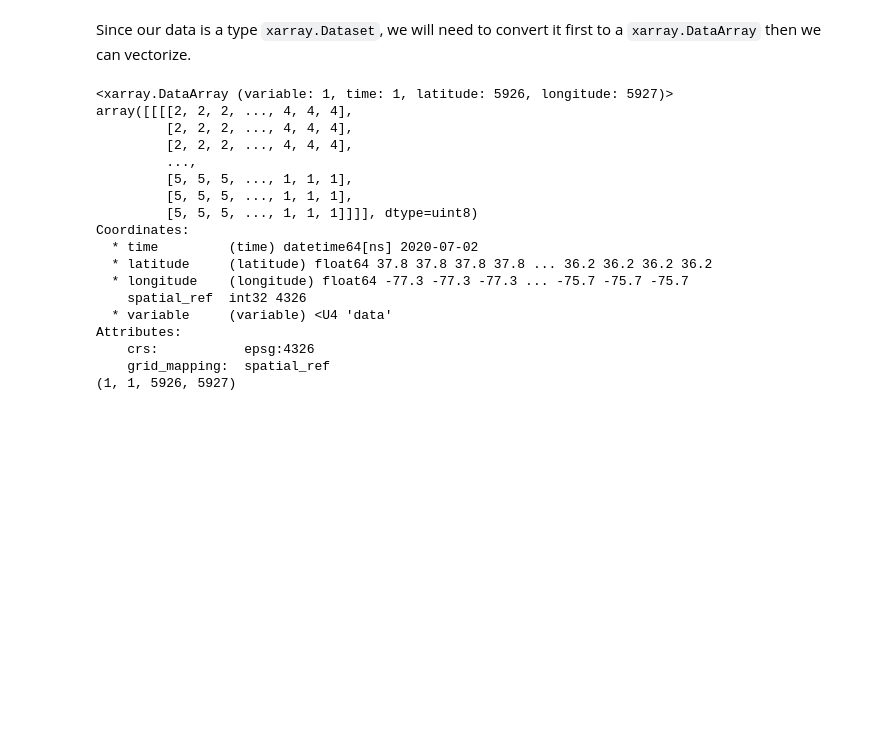
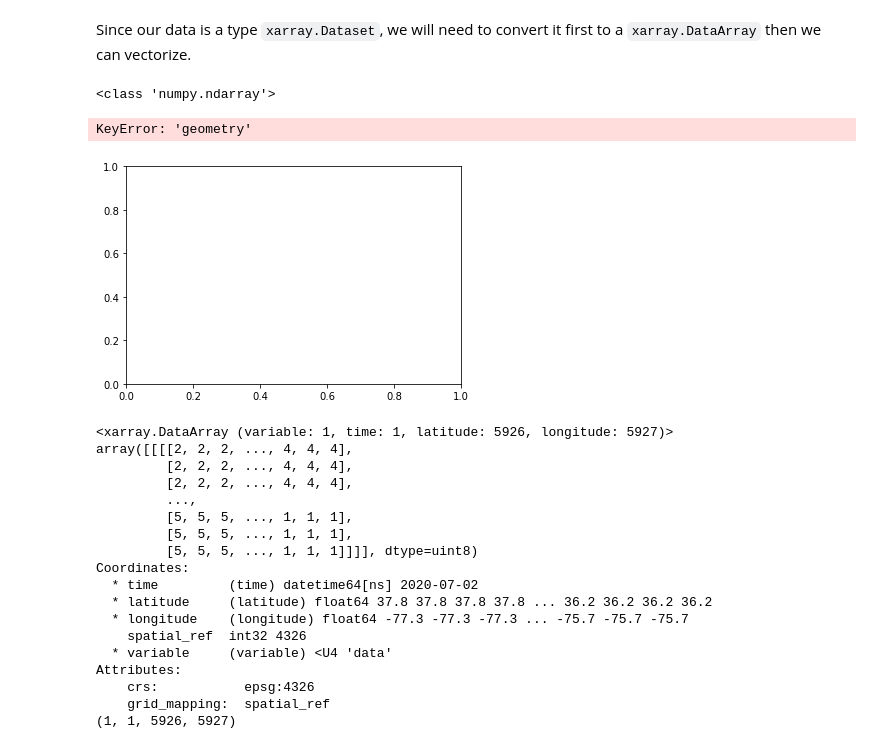
Before and after one commit to ODU-GeoSEA/va-datacube, a Jupyter notebook: Frequently_used_code/Rasterize_vectorize.ipynb, the cells around one changed output. Saved outputs shown, nothing was run; the diff lists cells and outputs as text; code cells hidden in the pictures; blank space fills up the shorter version.

Commit message:
Fixing vectorize issue

```diff
--- a/Frequently_used_code/Rasterize_vectorize.ipynb
+++ b/Frequently_used_code/Rasterize_vectorize.ipynb
@@ -130,6 +132,65 @@ Attributes:
     grid_mapping:  spatial_ref
 # %% [markdown]
 Since our data is a type `xarray.Dataset`, we will need to convert it first to a `xarray.DataArray` then we can vectorize.
+# %%
+#Try using the core features of rasterio to transform the raster landcover to polygon
+
+# Extract the numpy array from the landcover dataset
+test_npArray = ds['data'].values
+
+# Define the value to select
+selected_value = 1
+
+# Create a mask to select values equal to the selected value
+mask = (test_npArray == selected_value)
+
+# Apply the mask to the numpy array
+masked_array = test_npArray * mask
+
+# Get the transform from the dataset
+#transform = ds.transform
+
+# Perform vectorization to obtain polygons
+vector_test = rasterio.features.shapes(source=masked_array.astype('uint8'))
+
+# Convert the generator to a list
+vector_list = list(vector_test)
+
+# Extract polygon coordinates into separate arrays
+polygons = [polygon for polygon, value in vector_list]
+
+# Create a figure and axis
+fig, ax = plt.subplots()
+
+# Visualize the polygons
+for polygon in polygons:
+    patch = PolygonPatch(polygon['geometry'], edgecolor='red', facecolor='none')
+    ax.add_patch(patch)
+
+# Set the aspect ratio of the axes to 'equal'
+ax.set_aspect('equal')
+
+# Show the plot
+plt.show()
+
+
+#This should correctly extract the transform from the Dataset object and allow you to visualize the polygons for land class 1.
+
+
+
+
+
+
+
+#polygons = [shape(polygons) for polygon in polygons]
+
+#gdf = gpd.GeoDataFrame(data = values,
+#                      geometry=polygons,
+#                           crs=str(crs))
+# %% [output]
+<class 'numpy.ndarray'>
+KeyError: 'geometry'
+[figure, added]
 # %%
 #Convert from Dataset to DataArray
 ds_da = ds.to_array()
```
Also changed, not shown: parts of 1 cell of this notebook.
